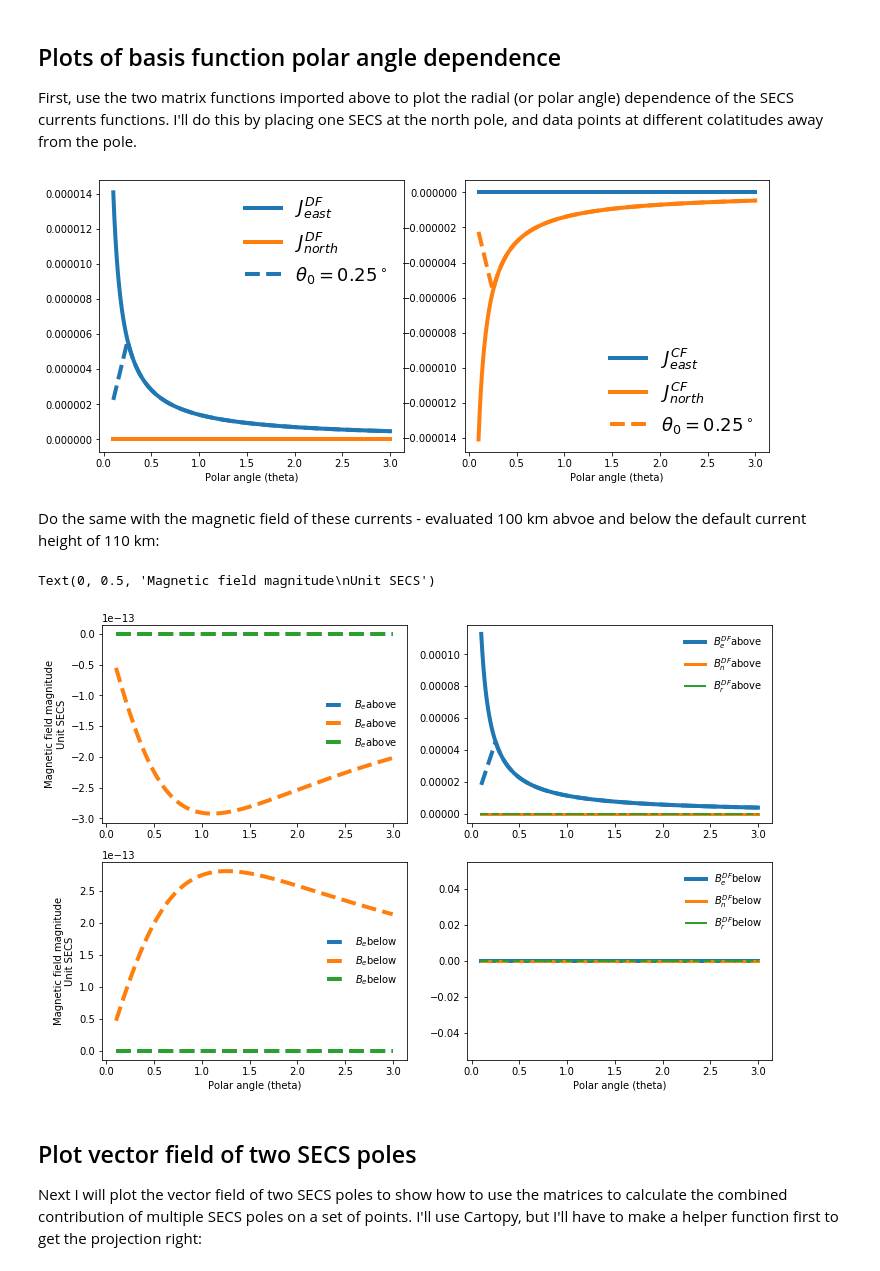
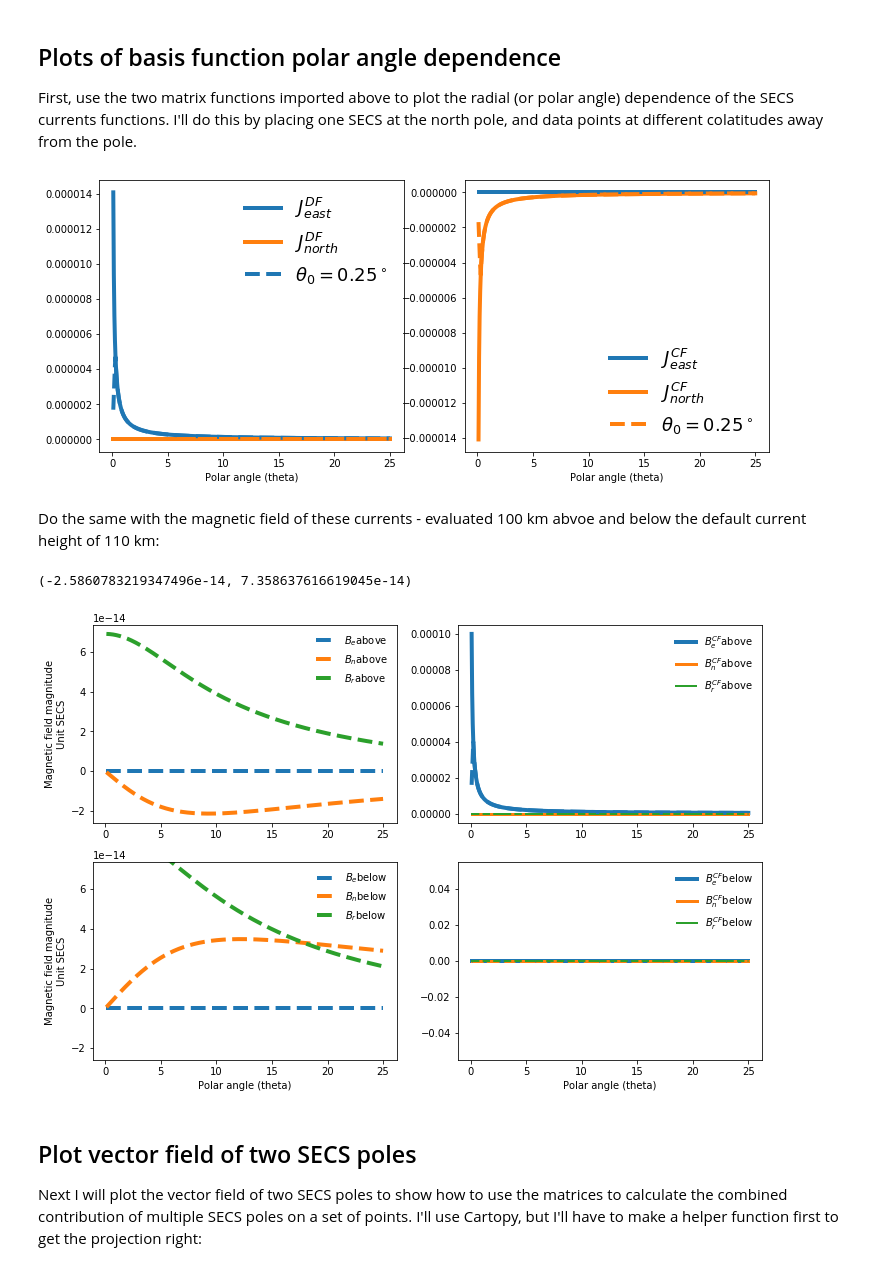
Before and after one commit to klaundal/secsy, a Jupyter notebook: notebooks/001_KML_secsy_demo.ipynb, the cells around one changed output. Cells and saved outputs as stored; diff of their text form; code cells hidden in the pictures.

```diff
--- a/notebooks/001_KML_secsy_demo.ipynb
+++ b/notebooks/001_KML_secsy_demo.ipynb
@@ -18,7 +18,7 @@ First, use the two matrix functions imported above to plot the radial (or polar
 # %%
 lat_secs = 90
 lon_secs = 0
-theta = np.linspace(1e-1, 3, 500) # starting at very small number to avoid divison by 0
+theta = np.linspace(1e-1, 25, 500) # starting at very small number to avoid divison by 0
 lat = 90 - theta
 lon = theta * 0
 
@@ -28,7 +28,9 @@ axcf = fig.add_subplot(122)
 
 linestyles = ['-', '--']
 
-RI = secsy.utils.RE + 110*1e3
+RH = 1100 * 1e3
+RI = secsy.utils.RE + RH
+
 for i, theta0 in enumerate([0, .25]):
     Ge_df, Gn_df = get_SECS_J_G_matrices(lat, lon, lat_secs, lon_secs, current_type = 'divergence_free', singularity_limit = theta0 * np.pi / 180 * RI)
     Ge_cf, Gn_cf = get_SECS_J_G_matrices(lat, lon, lat_secs, lon_secs, current_type = 'curl_free'      , singularity_limit = theta0 * np.pi / 180 * RI)
@@ -48,49 +50,50 @@ for i, theta0 in enumerate([0, .25]):
     axcf.set_xlabel('Polar angle (theta)')
     axdf.set_xlabel('Polar angle (theta)')
 # %% [output]
-[figure, old version]
+[figure, new version]
 # %% [markdown]
 Do the same with the magnetic field of these currents - evaluated 100 km abvoe and below the default current height of 110 km:
 # %%
-r = {'above':secsy.utils.RE + 210*1e3, 'below':secsy.utils.RE }
+r = {'above':secsy.utils.RE + 2*RH, 'below':secsy.utils.RE }
 
 fig = plt.figure(figsize = (12, 8))
 axdf = {'above':fig.add_subplot(221), 'below':fig.add_subplot(223)}
 axcf = {'above':fig.add_subplot(222), 'below':fig.add_subplot(224)}
 
 for key in r.keys():
 
     for i, theta0 in enumerate([0, .25]):
-        Ge_cf, Gn_cf, Gr_cf = get_SECS_B_G_matrices(lat, lon, r[key], lat_secs, lon_secs, current_type = 'curl_free', singularity_limit = theta0 * np.pi / 180 * RI)
+        Ge_cf, Gn_cf, Gr_cf = get_SECS_B_G_matrices(lat, lon, r[key], lat_secs, lon_secs, current_type = 'curl_free', singularity_limit = theta0 * np.pi / 180 * RI, RI = RI)
 
         Be_cf = Ge_cf.dot(np.array([1]))
         Bn_cf = Gn_cf.dot(np.array([1]))
         Br_cf = Gr_cf.dot(np.array([1]))
 
-        axcf[key].plot(theta, Be_cf, label = '$B_{e}^{DF}$' + key if i == 0 else None, linewidth = 4, color = 'C0', linestyle = linestyles[i])
-        axcf[key].plot(theta, Bn_cf, label = '$B_{n}^{DF}$' + key if i == 0 else None, linewidth = 3, color = 'C1', linestyle = linestyles[i])
-        axcf[key].plot(theta, Br_cf, label = '$B_{r}^{DF}$' + key if i == 0 else None, linewidth = 2, color = 'C2', linestyle = linestyles[i])
+        axcf[key].plot(theta, Be_cf, label = '$B_{e}^{CF}$' + key if i == 0 else None, linewidth = 4, color = 'C0', linestyle = linestyles[i])
+        axcf[key].plot(theta, Bn_cf, label = '$B_{n}^{CF}$' + key if i == 0 else None, linewidth = 3, color = 'C1', linestyle = linestyles[i])
+        axcf[key].plot(theta, Br_cf, label = '$B_{r}^{CF}$' + key if i == 0 else None, linewidth = 2, color = 'C2', linestyle = linestyles[i])
 
     axcf[key].legend(frameon = False)
 
 
-    Ge_df, Gn_df, Gr_df = get_SECS_B_G_matrices(lat, lon, r[key], lat_secs, lon_secs, current_type = 'divergence_free')
+    Ge_df, Gn_df, Gr_df = get_SECS_B_G_matrices(lat, lon, r[key], lat_secs, lon_secs, current_type = 'divergence_free', RI = RI)
 
     Be_df = Ge_df.dot(np.array([1]))
     Bn_df = Gn_df.dot(np.array([1]))
-    Br_df = Gr_cf.dot(np.array([1]))
+    Br_df = Gr_df.dot(np.array([1]))
     axdf[key].plot(theta, Be_df, label = '$B_{e}$' + key, linewidth = 4, color = 'C0', linestyle = linestyles[i])
-    axdf[key].plot(theta, Bn_df, label = '$B_{e}$' + key, linewidth = 4, color = 'C1', linestyle = linestyles[i])
-    axdf[key].plot(theta, Br_df, label = '$B_{e}$' + key, linewidth = 4, color = 'C2', linestyle = linestyles[i])
+    axdf[key].plot(theta, Bn_df, label = '$B_{n}$' + key, linewidth = 4, color = 'C1', linestyle = linestyles[i])
+    axdf[key].plot(theta, Br_df, label = '$B_{r}$' + key, linewidth = 4, color = 'C2', linestyle = linestyles[i])
     axdf[key].legend(frameon = False)
 
 axdf['below'].set_xlabel('Polar angle (theta)')
 axcf['below'].set_xlabel('Polar angle (theta)')
 axdf['above'].set_ylabel('Magnetic field magnitude\nUnit SECS')
 axdf['below'].set_ylabel('Magnetic field magnitude\nUnit SECS')
+axdf['below'].set_ylim(axdf['above'].get_ylim())
 # %% [output]
-Text(0, 0.5, 'Magnetic field magnitude\nUnit SECS')
+(-2.5860783219347496e-14, 7.358637616619045e-14)
-[figure, old version]
+[figure, new version]
 # %% [markdown]
 ## Plot vector field of two SECS poles
 
```
Also changed, not shown: 1 other file.
